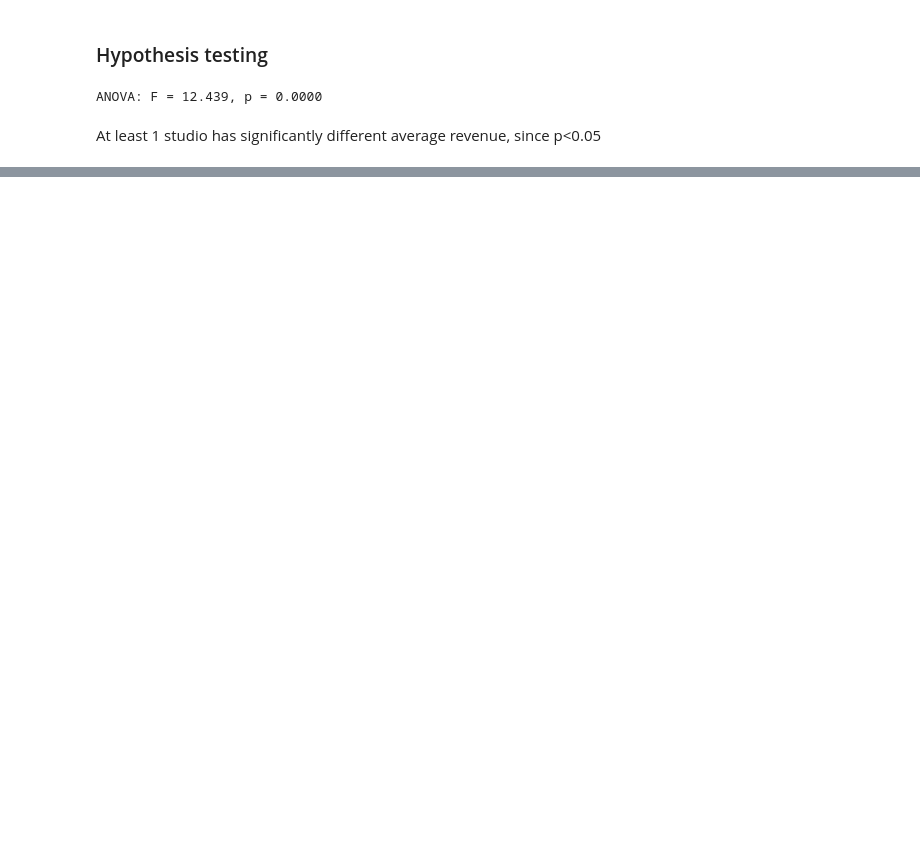
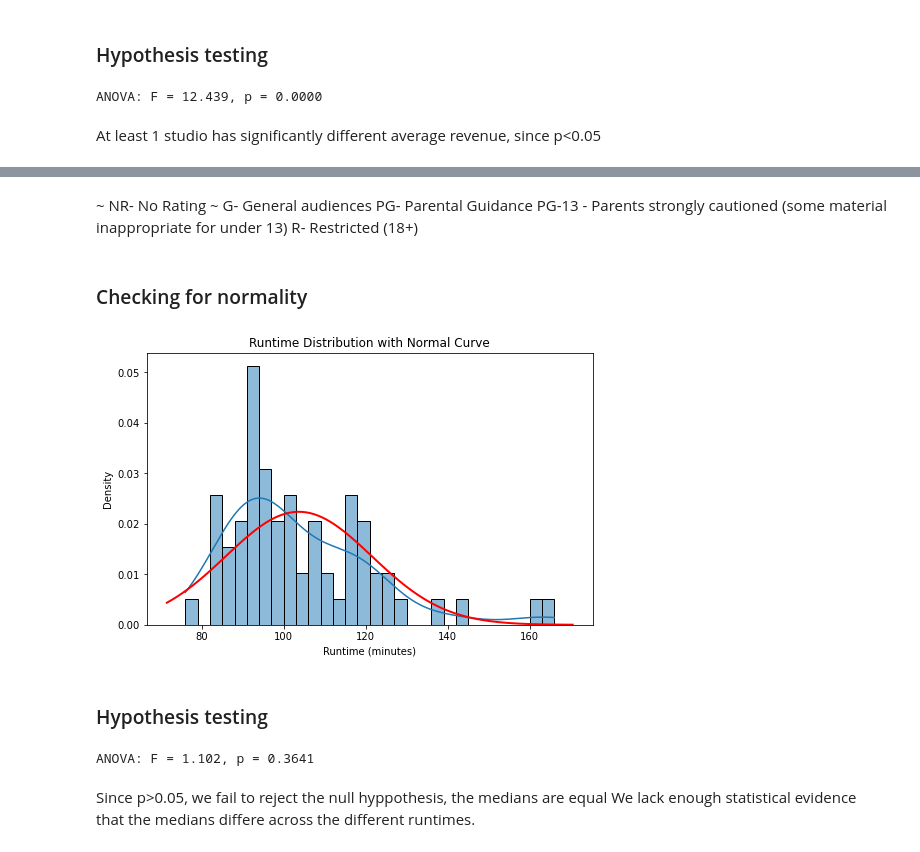
Before and after one commit to hildajerotich/GROUP-6-PHASE-2-PROJECT, a Jupyter notebook: student.ipynb, the cells around one changed output, grey strips where cells are left out. Drawn from its saved outputs; the diff is of its cells as text; code cells hidden in the pictures; blank space fills up the shorter version.

```diff
--- a/student.ipynb
+++ b/student.ipynb
@@ -424,0 +533,36 @@ At least 1 studio has significantly different average revenue, since p<0.05
+# %% [markdown]
+~ NR- No Rating
+~ G- General audiences
+PG- Parental Guidance
+PG-13 - Parents strongly cautioned (some material inappropriate for under 13)
+R- Restricted (18+)
+# %% [markdown]
+### Checking for normality
+# %%
+from scipy import stats
+plt.figure(figsize=(8,5))
+sns.histplot(df_rt_mov['runtime'], kde=True, stat="density", bins=30)
+mu, std = df_rt_mov['runtime'].mean(), df_rt_mov['runtime'].std()
+xmin, xmax = plt.xlim()
+x = np.linspace(xmin, xmax, 100)
+p = stats.norm.pdf(x, mu, std)
+plt.plot(x, p, 'r', linewidth=2)
+plt.title('Runtime Distribution with Normal Curve')
+plt.xlabel('Runtime (minutes)')
+plt.show()
+# %% [output]
+[figure, added]
+# %% [markdown]
+### Hypothesis testing
+# %%
+# Group revenue values by studio
+groups = [group['runtime'] for _, group in df_rt_mov.groupby('rating')]
+
+# Perform ANOVA
+f_stat, p_val = f_oneway(*groups)
+print(f"ANOVA: F = {f_stat:.3f}, p = {p_val:.4f}")
+# %% [output]
+ANOVA: F = 1.102, p = 0.3641
+# %% [markdown]
+Since p>0.05, we fail to reject the null hyppothesis, the medians are equal
+We lack enough statistical evidence that the medians differe across the different runtimes.
```
Also changed, not shown: parts of 20 cells of this notebook.
